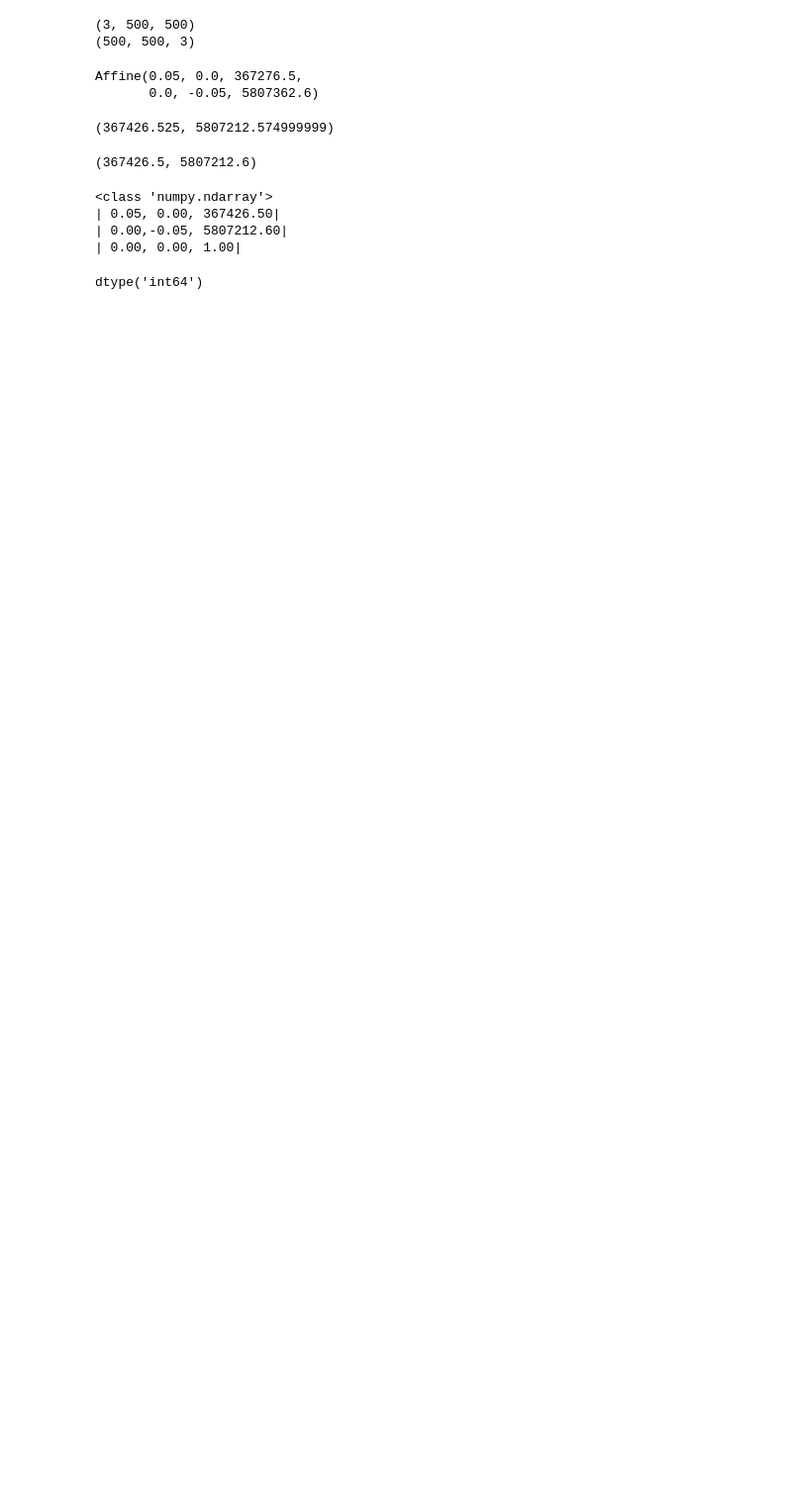
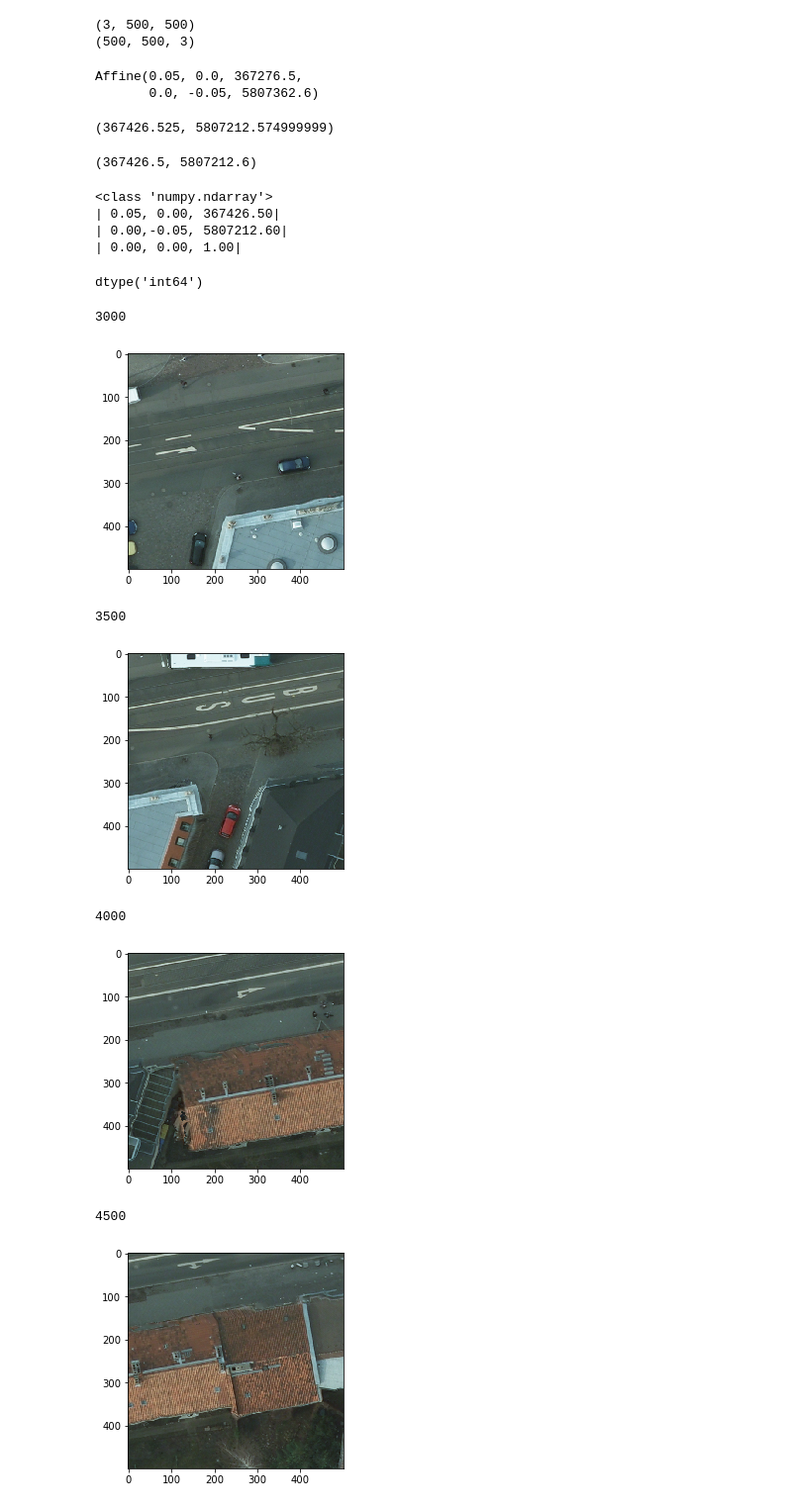
Before and after one commit to TasnuvaShabnam/learn_python, a Jupyter notebook: SLIC.ipynb, the cells around one changed output. Shown at 99% size. Saved outputs shown, nothing was run; the diff lists cells and outputs as text; code cells hidden in the pictures; blank space fills up the shorter version.

```diff
--- a/SLIC.ipynb
+++ b/SLIC.ipynb
@@ -92,3 +103,18 @@ segments_slic.dtype
 | 0.00,-0.05, 5807212.60|
 | 0.00, 0.00, 1.00|
 dtype('int64')
+# %%
+for x_start in range(x_corner, src.width, x_inc):
+    print(x_start)
+    img = src.read([1,2,3], window = Window(x_start, y_corner, x_inc, y_inc))
+    show(img)
+    segments_slic = slic(img, n_segments=250, compactness=10, sigma=1)
+# %% [output]
+3000
+[figure, added]
+3500
+[figure, added]
+4000
+[figure, added]
+4500
+[figure, added]
```
Also changed, not shown: parts of 14 cells of this notebook.
